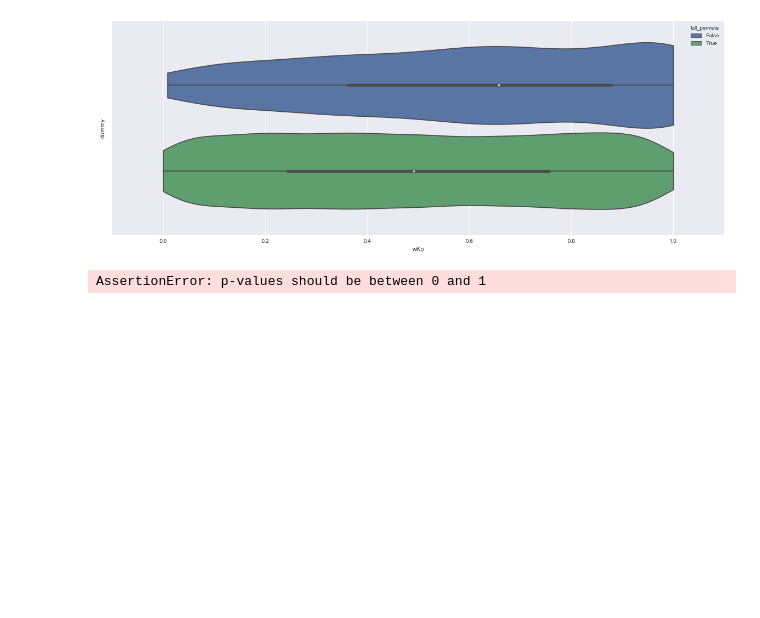
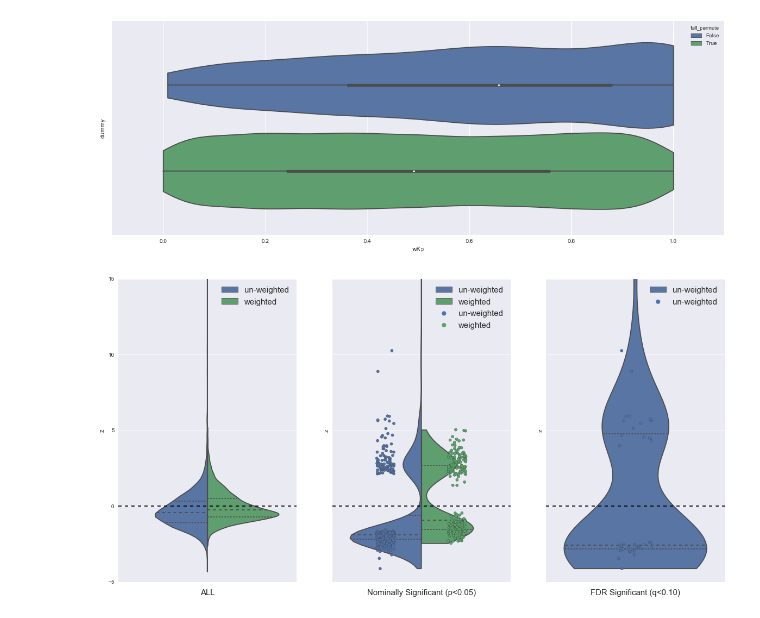
Before and after one commit to CapraLab/pdbmap, a Jupyter notebook: ipython/RipleysK/ExAC_specialK_v12.ipynb, the cells around one changed output. Drawn from its saved outputs; the diff is of its cells as text; code cells hidden in the pictures; blank space fills up the shorter version.

```diff
--- a/ipython/RipleysK/ExAC_specialK_v12.ipynb
+++ b/ipython/RipleysK/ExAC_specialK_v12.ipynb
@@ -100,39 +108,39 @@ Proteins w/ wKp=1.0:   46
 [figure]
 # %%
 dfu = pd.DataFrame(df[["Kp","Kz"]].values,columns=["p","z"])
-dfu['q'] = estimate(dfu["p"].values)[0]
+dfu.ix[~dfu["p"].isnull(),'q'] = estimate(dfu.ix[~dfu["p"].isnull(),"p"].values)[0]
 dfu["w"] = "un-weighted"
 dfw = pd.DataFrame(df[["wKp","wKz"]].values,columns=["p","z"])
 dfw['w'] = "weighted"
 dfw.ix[~dfw['p'].isnull(),'q'] = estimate(dfw.ix[~dfw['p'].isnull(),"p"].values)[0]
 dfv = pd.concat((dfu,dfw))
 dfv['dummy'] = ""
 
 fig,ax = plt.subplots(1,3,figsize=(20,10),sharey=True)
 sns.violinplot(x='dummy',y="z",hue='w',data=dfv,ax=ax[0],cut=1,orient='v',split=True,inner='quart')
 dfv1 = dfv[dfv["p"]<0.05]
 if not dfv1.empty:
     split = (dfv1["w"]=="weighted").sum() > 0
     sns.violinplot(x='dummy',y="z",hue='w',data=dfv1,ax=ax[1],orient='v',split=split,cut=0,inner='quart')
     sns.stripplot( x='dummy',y="z",hue='w',data=dfv1,ax=ax[1],orient='v',split=True,jitter=True,lw=0.5)
 dfv1 = dfv[dfv["q"]<THRESH]
 if not dfv1.empty:
     split = (dfv1["w"]=="weighted").sum() > 0
     sns.violinplot(x='dummy',y="z",hue='w',data=dfv1,ax=ax[2],orient='v',split=split,cut=0,inner='quart')
     sns.stripplot( x='dummy',y="z",hue='w',data=dfv1,ax=ax[2],orient='v',split=True,jitter=True,lw=0.5)
 ax[0].set_xlabel("ALL",fontsize=15)
 ax[1].set_xlabel("Nominally Significant (p<0.05)",fontsize=15)
 ax[2].set_xlabel("FDR Significant (q<%.2f)"%THRESH,fontsize=15)
 ax[0].legend(fontsize=15)
 ax[1].legend(fontsize=15)
 ax[2].legend(fontsize=15)
 plt.ylim([-5,15])
 ax[0].axhline(0.,ls='dashed',c='black')
 ax[1].axhline(0.,ls='dashed',c='black')
 ax[2].axhline(0.,ls='dashed',c='black')
 plt.show()
 # %% [output]
-AssertionError: p-values should be between 0 and 1
+[figure, added]
 # %%
 print "Un-Weighted: FDR-Significant Proteins"
 print df.ix[df["Kq"]<0.1,["structid","chain","Kz","Kp","Kq"]]
```
Also changed, not shown: parts of 10 cells of this notebook, 10 other files.
